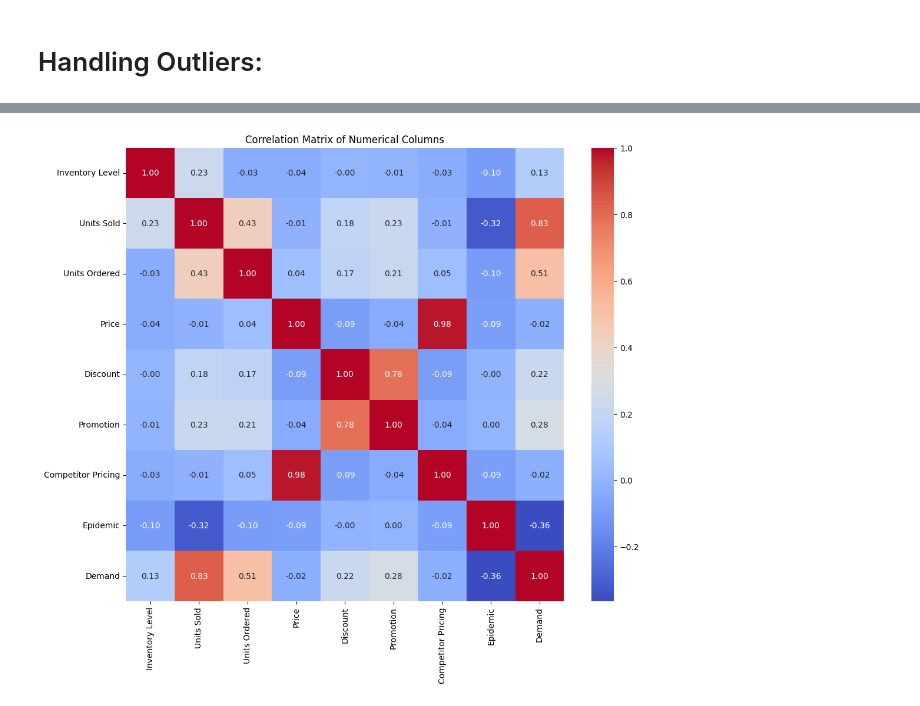
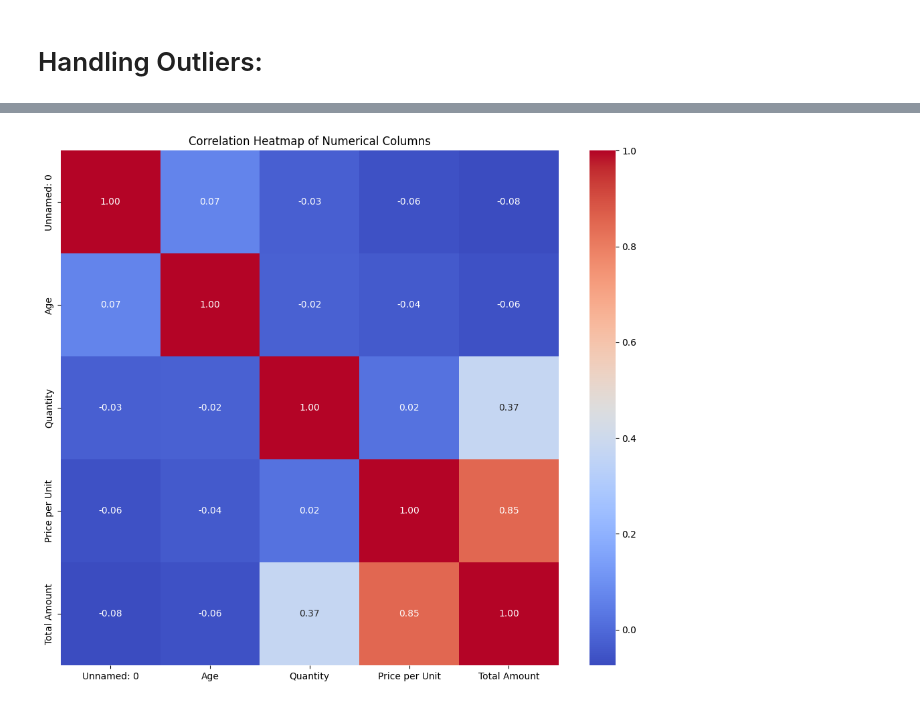
Before and after one commit to Nikhil5566/EDA-Prostate-cancer-dataset-, a Jupyter notebook: Sales_Dataset.ipynb, the cells around one changed output, grey strips where cells are left out. Drawn from its saved outputs; the diff is of its cells as text; code cells hidden in the pictures.

```diff
--- a/Sales_Dataset.ipynb
+++ b/Sales_Dataset.ipynb
@@ -8,6 +8,6 @@ import seaborn as sns
 import warnings
 warnings.filterwarnings('ignore')
 # %%
-df = pd.read_csv('sales_data.csv')
+df = pd.read_csv('Sales Dataset.csv')
 df.head(11)
 # %% [output]
@@ -167,21 +161,18 @@ for col in numerical_cols:
 # Get a list of categorical columns
 categorical_cols = df.select_dtypes(include='object').columns.tolist()
 
-# Temporarily disable mathtext parsing for tick labels
-plt.rcParams['text.usetex'] = False # Moved outside the loop to apply to all categorical plots
-
 # Iterate through categorical columns and create countplots
 for col in categorical_cols:
     plt.figure(figsize=(10, 6))
-    # Ensure the data in the column is treated as string to avoid issues with non-string types
-    sns.countplot(data=df, x=df[col].astype(str))
+    sns.countplot(data=df, x=col)
     plt.title(f'Distribution of {col}')
     plt.xlabel(col)
     plt.ylabel('Count')
-    plt.xticks(rotation=45, ha='right')
-    plt.tight_layout()
+    plt.xticks(rotation=45, ha='right') # Rotate labels for better readability
+    plt.tight_layout() # Adjust layout to prevent labels overlapping
     plt.show()
 
+# You can also use value_counts for a quick look at categorical data distribution
 for col in categorical_cols:
     print(f"Value counts for {col}:\n{df[col].value_counts()}\n")
 # %% [output]
@@ -223,10 +265,11 @@ plt.show()
 # %%
-numerical_df = df.select_dtypes(include=np.number)
-correlation_matrix = numerical_df.corr()
+# Calculate the correlation matrix
+correlation_matrix = df.select_dtypes(include=np.number).corr()
 
+# Create the heatmap
 plt.figure(figsize=(12, 10))
 sns.heatmap(correlation_matrix, annot=True, cmap='coolwarm', fmt=".2f")
-plt.title('Correlation Matrix of Numerical Columns')
+plt.title('Correlation Heatmap of Numerical Columns')
 plt.show()
 # %% [output]
-[figure, old version]
+[figure, new version]
```
Also changed, not shown: parts of 17 cells of this notebook.
